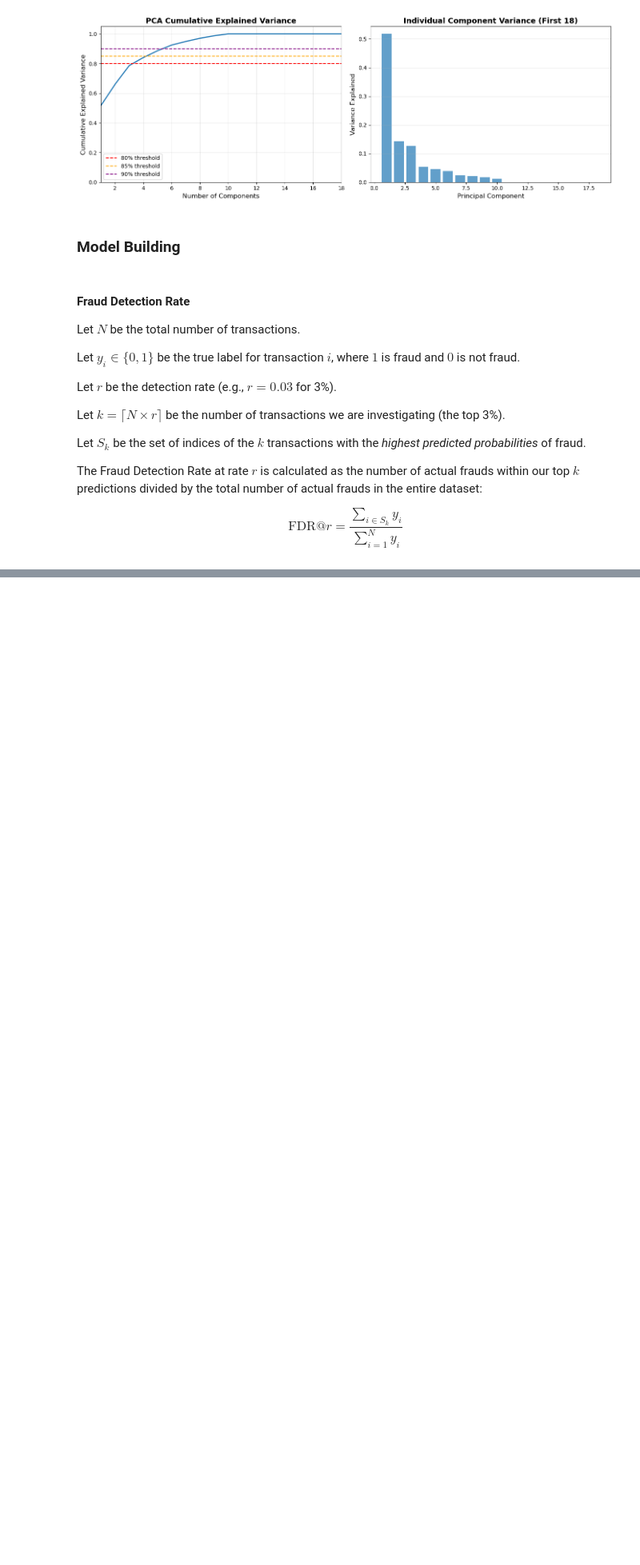
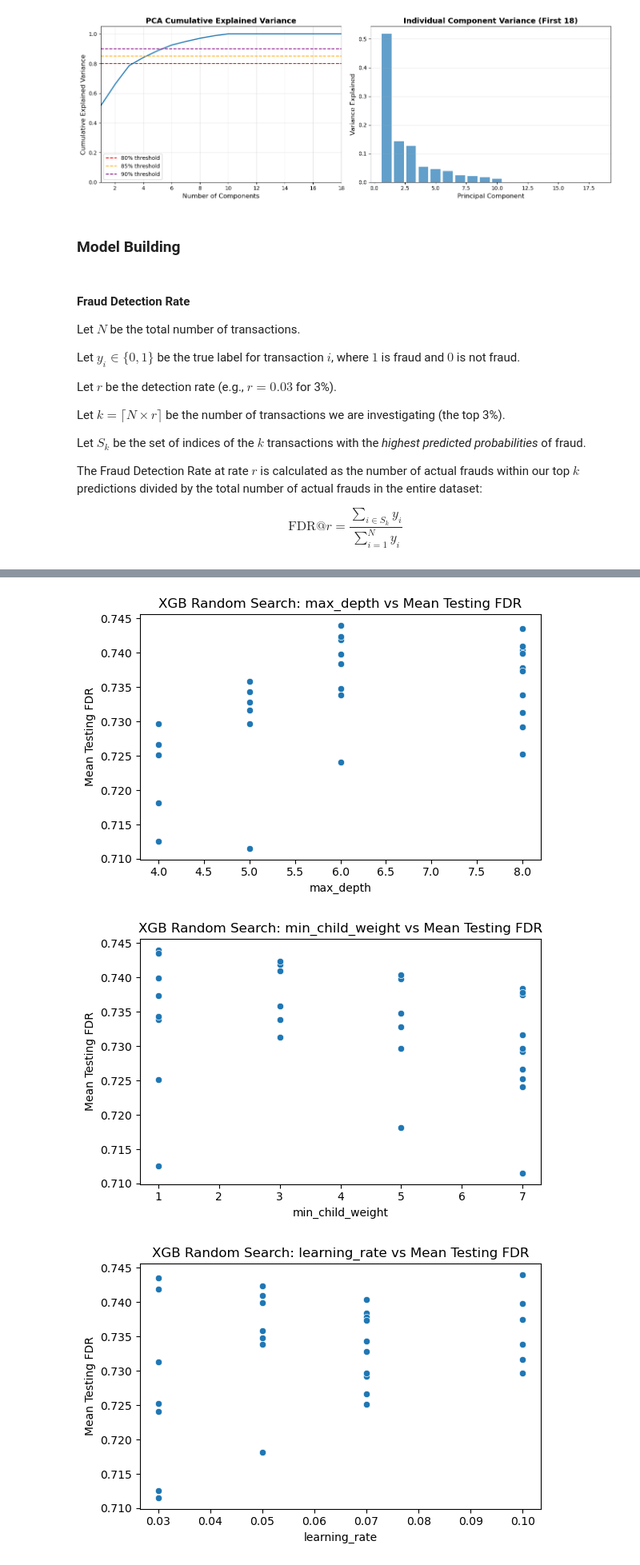
Before and after one commit to kevinp972/fraud-detection-model, a Jupyter notebook: 5_model_building_eval.ipynb, the cells around one changed output, grey strips where cells are left out. Shown at 80% size. Saved outputs shown, nothing was run; the diff lists cells and outputs as text; code cells hidden in the pictures; blank space fills up the shorter version.

```diff
--- a/5_model_building_eval.ipynb
+++ b/5_model_building_eval.ipynb
@@ -246,0 +541,29 @@ Mean FDR: Train=0.689, Val=0.671, OOT=0.548
+# %%
+# Random search for XGBoost hyperparameters
+param_distributions_xgb = {
+    "max_depth": [4, 5, 6, 8],
+    "min_child_weight": [1, 3, 5, 7],
+    "learning_rate": [0.03, 0.05, 0.07, 0.1],
+    "n_estimators": [120, 160, 200, 220],
+    "subsample": [0.7, 0.8, 0.9, 1.0],
+    "colsample_bytree": [0.6, 0.8, 1.0],
+    "gamma": [0, 0.1, 0.3, 0.5, 0.7],
+    "reg_lambda": [1.0, 3.0, 5.0, 10.0],
+    "reg_alpha": [0.0, 0.1, 0.3, 1.0],
+    "scale_pos_weight": [1.0, 1.5, 2.0, 3.0],
+}
+
+xgb_random_search_results = random_search_evaluate(
+    X_train_test,
+    y_train_test,
+    X_oot,
+    y_oot,
+    model_cls=XGBClassifier,
+    param_distributions=param_distributions_xgb,
+    n_iter=30,
+    n_splits=5,
+    detect_rate=0.03,
+    handle_imbalance=None,
+)
+
+xgb_random_search_results.sort_values("mean_testing", ascending=False).head()
@@ -246,0 +594,20 @@ Mean FDR: Train=0.689, Val=0.671, OOT=0.548
+# %%
+# Visualize XGBoost random search results: one plot per hyperparameter
+params_df = xgb_random_search_results["params"].apply(pd.Series)
+plot_params_df = pd.concat(
+    [params_df, xgb_random_search_results[["mean_training", "mean_testing", "mean_oot"]].reset_index(drop=True)],
+    axis=1,
+)
+
+for param in param_distributions_xgb.keys():
+    plt.figure(figsize=(6, 4))
+    sns.scatterplot(data=plot_params_df, x=param, y="mean_testing")
+    plt.xlabel(param)
+    plt.ylabel("Mean Testing FDR")
+    plt.title(f"XGB Random Search: {param} vs Mean Testing FDR")
+    plt.tight_layout()
+    plt.show()
+# %% [output]
+[figure, added]
+[figure, added]
+[figure, added]
```
Also changed, not shown: parts of 28 cells of this notebook, 2 other files.
